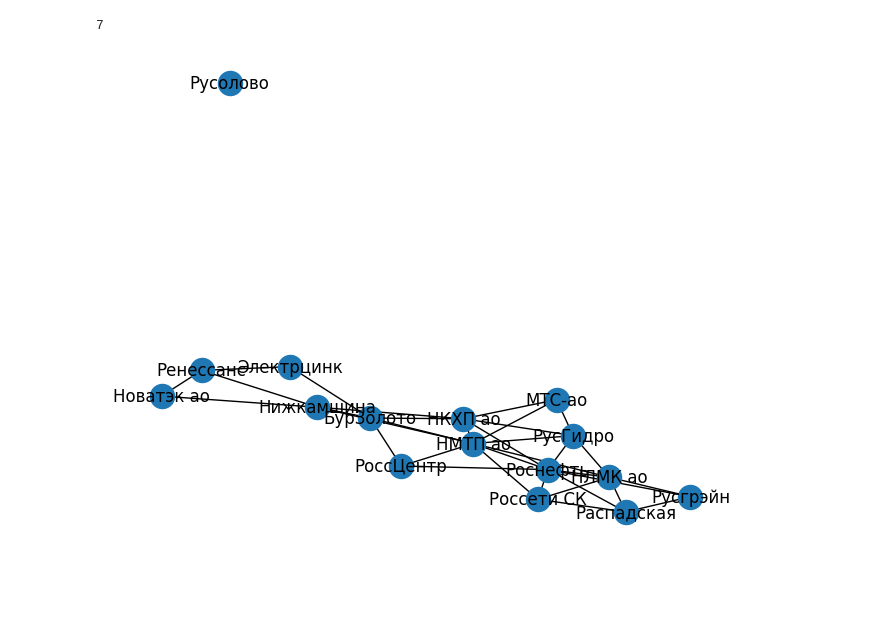
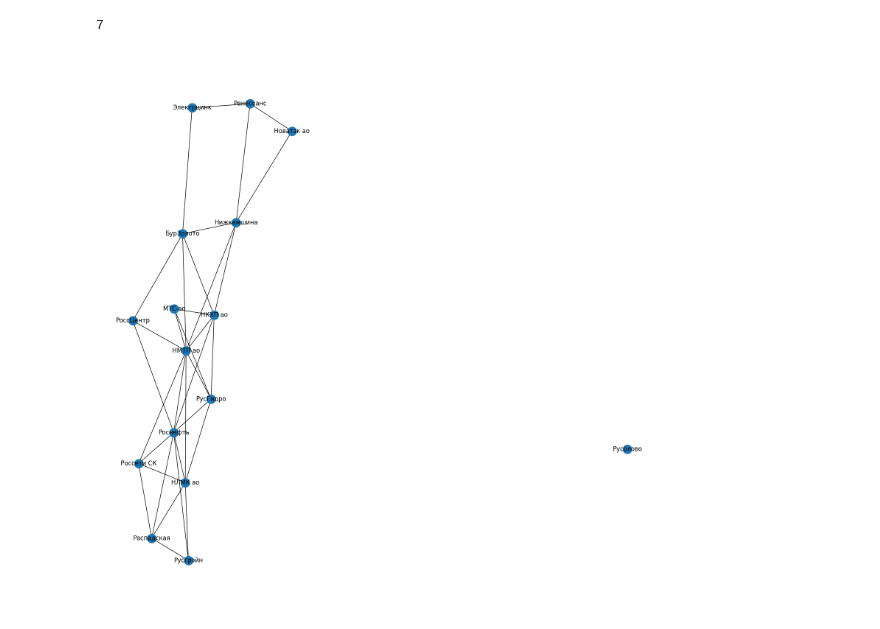
Before and after one commit to bitcoineazy/Network_Models, a Jupyter notebook: Теория_графов/06_tickers.ipynb, the cells around one changed output. Cells and saved outputs as stored; diff of their text form; code cells hidden in the pictures; blank space fills up the shorter version.

Commit message:
06 tickers

```diff
--- a/Теория_графов/06_tickers.ipynb
+++ b/Теория_графов/06_tickers.ipynb
@@ -7,0 +14,31 @@ print(len(listz))
+# %%
+get_request_url = "https://mfd.ru/export/handler.ashx/tiker.txt?TickerGroup=16&Tickers={}&Alias=false&Period=7&timeframeValue=1&timeframeDatePart=day&StartDate=01.01.2022&EndDate=31.12.2022&SaveFormat=0&SaveMode=1&FileName=tiker.txt&FieldSeparator=%253b&DecimalSeparator=.&DateFormat=yyyyMMdd&TimeFormat=HHmmss&DateFormatCustom=&TimeFormatCustom=&AddHeader=true&RecordFormat=0&Fill=true"
+# %%
+for ticker in tickers:
+    request = requests.get(get_request_url.format(ticker))
+    newFile = open(f"data_parse/{ticker}.txt", "wb+")
+    newFile.write(request._content)
+    newFile.flush()
+    newFile.seek(0)
+    # dfs[ticker] = pd.read_csv(newFile, **option)
+    newFile.close()
+# %%
+
+
+# Путь к директории с файлами
+dir_path = 'data_parse'
+
+# Список файлов в директории
+file_list = os.listdir(dir_path)
+
+# Создание пустого DataFrame
+df = pd.DataFrame()
+
+# Цикл по всем файлам в директории
+for file in file_list:
+    # Проверка, что файл имеет расширение .csv
+    if file.endswith('.txt'):
+        # Чтение файла и добавление его содержимого в DataFrame
+        file_path = os.path.join(dir_path, file)
+        temp_df = pd.read_csv(file_path, delimiter=";")
+        df = pd.concat([df, temp_df], ignore_index=True)
@@ -250,7 +270,10 @@ len(max_cliques)
 # %%
 import matplotlib.pyplot as plt
 
-nx.draw(G, with_labels=True)
+plt.figure(figsize=(15, 15))
+layout = nx.layout.spring_layout(G)
+
+nx.draw(G, with_labels=True, pos=layout)
 plt.show()
 # %% [output]
-[figure, old version]
+[figure, new version]
```
Also changed, not shown: parts of 6 cells of this notebook.
